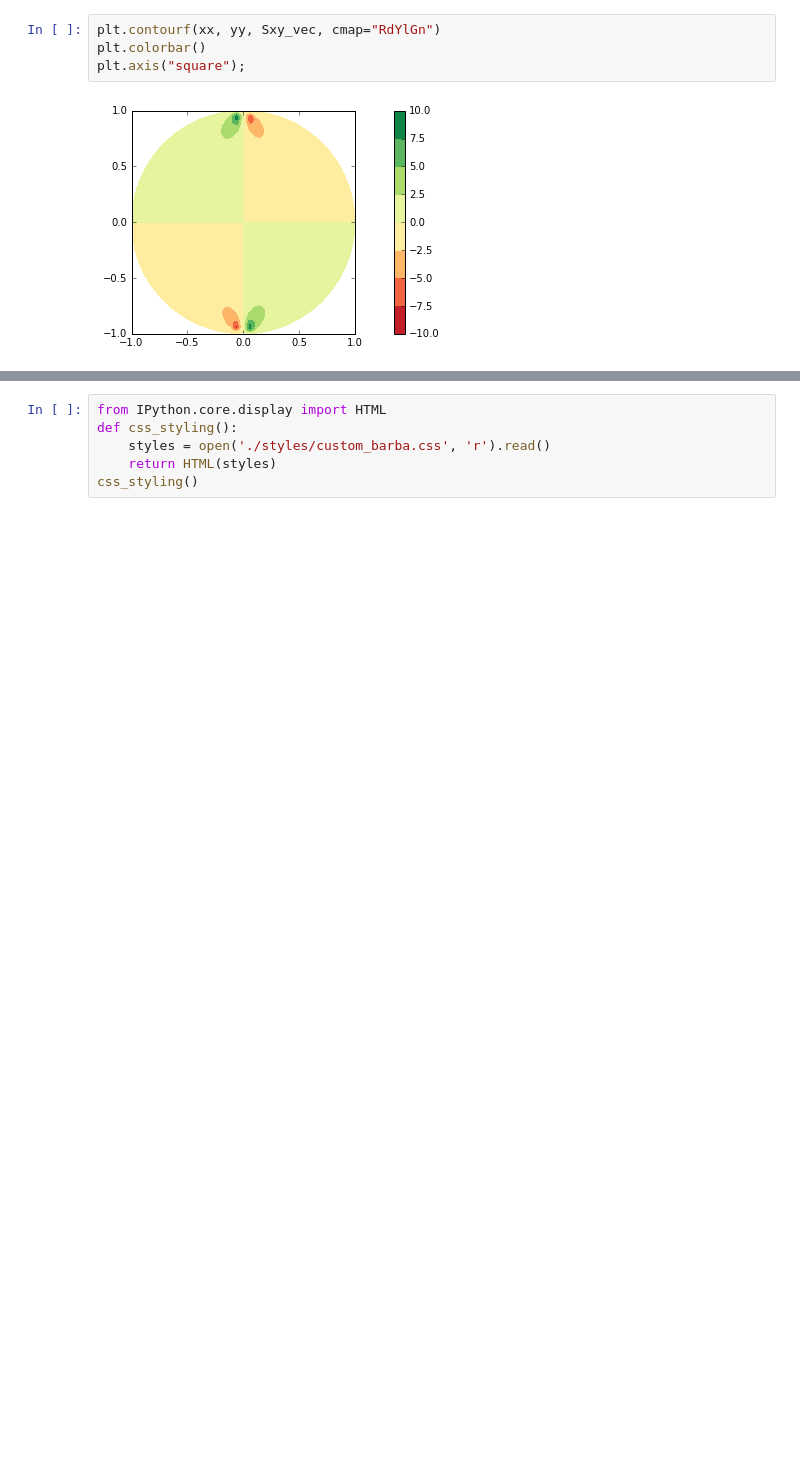
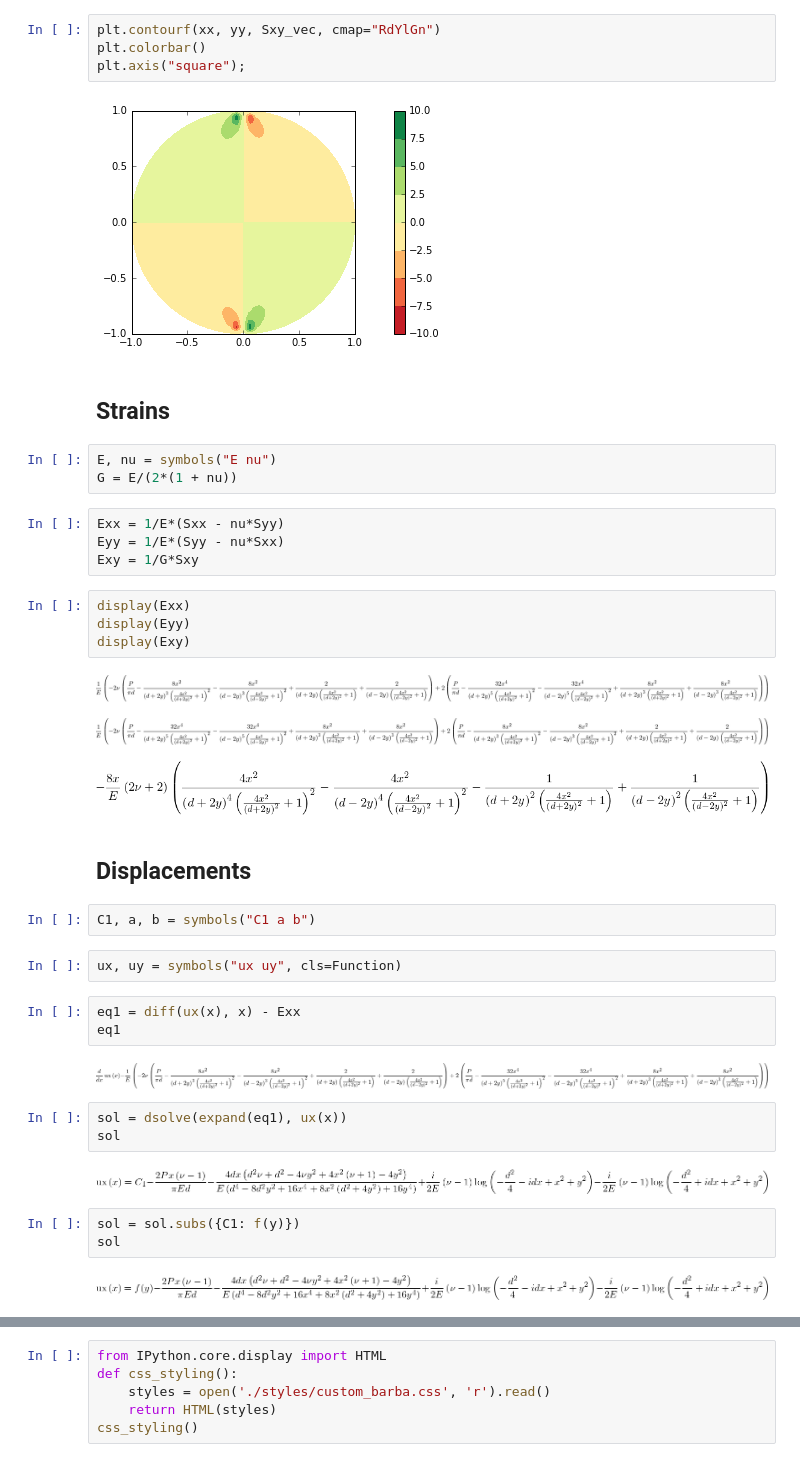
Before and after one commit to nicoguaro/notebooks_examples, a Jupyter notebook: Stresses_disk_point_loads.ipynb, the cells around one changed output, grey strips where cells are left out. Saved outputs shown, nothing was run; the diff lists cells and outputs as text; blank space fills up the shorter version.

Commit message:
Add strains

```diff
--- a/Stresses_disk_point_loads.ipynb
+++ b/Stresses_disk_point_loads.ipynb
@@ -78,3 +78,41 @@ plt.colorbar()
 plt.axis("square");
 # %% [output]
 [figure]
+# %% [markdown]
+## Strains
+# %%
+E, nu = symbols("E nu")
+G = E/(2*(1 + nu))
+# %%
+Exx = 1/E*(Sxx - nu*Syy)
+Eyy = 1/E*(Syy - nu*Sxx)
+Exy = 1/G*Sxy
+# %%
+display(Exx)
+display(Eyy)
+display(Exy)
+# %% [output]
+[figure, added]
+[figure, added]
+[figure, added]
+# %% [markdown]
+## Displacements
+# %%
+C1, a, b = symbols("C1 a b")
+# %%
+ux, uy = symbols("ux uy", cls=Function)
+# %%
+eq1 = diff(ux(x), x) - Exx
+eq1
+# %% [output]
+[figure, added]
+# %%
+sol = dsolve(expand(eq1), ux(x))
+sol
+# %% [output]
+[figure, added]
+# %%
+sol = sol.subs({C1: f(y)})
+sol
+# %% [output]
+[figure, added]
```
Also changed, not shown: parts of 5 cells of this notebook.
